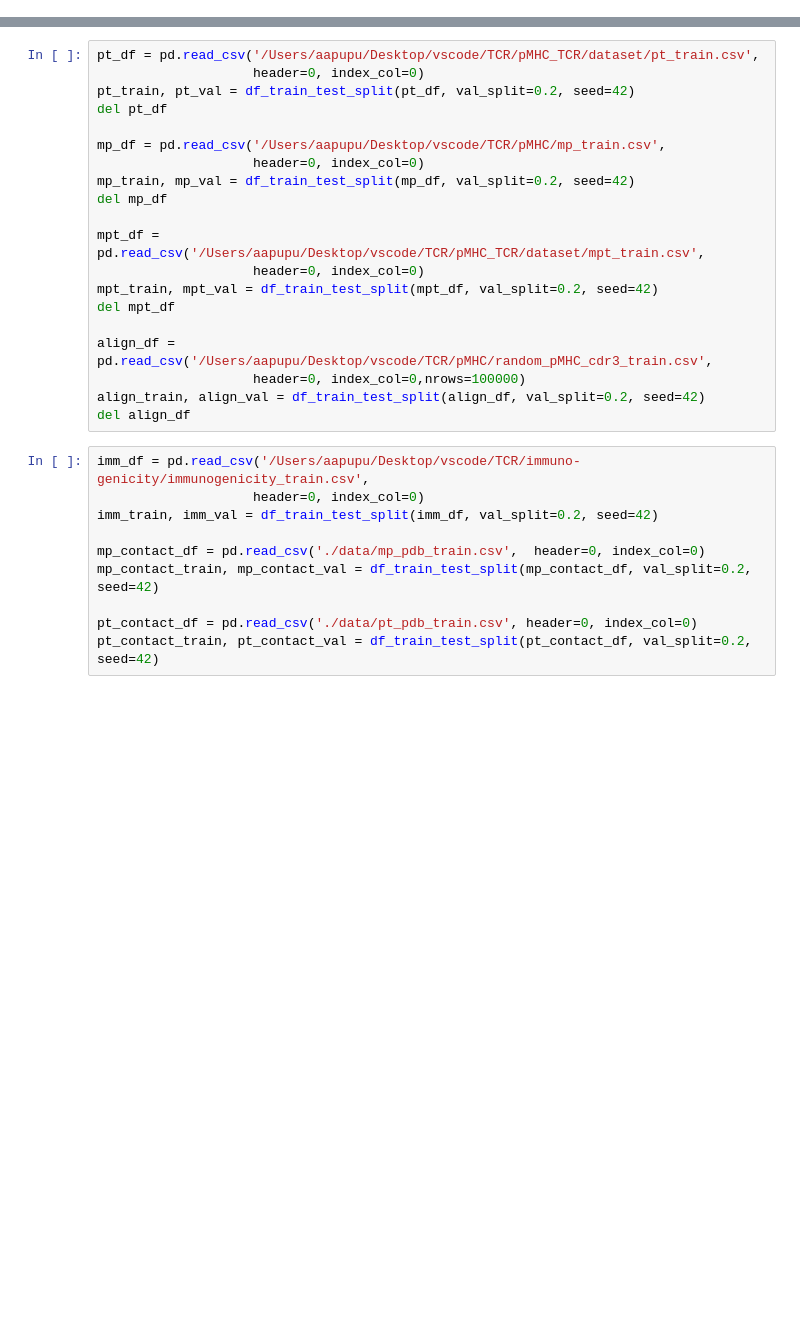
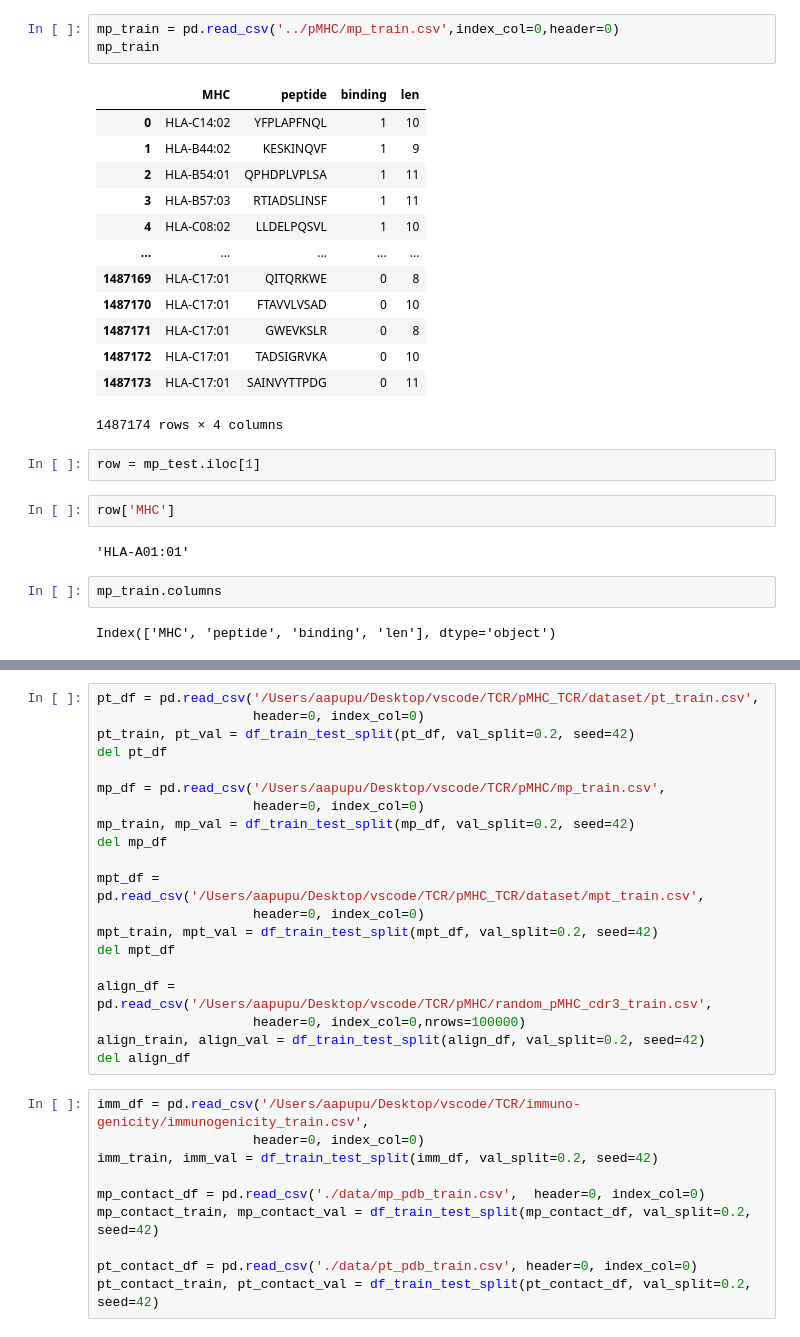
Before and after one commit to gu0y1/PepBridge, a Jupyter notebook: test.ipynb, the cells around one changed output, grey strips where cells are left out. Cells and saved outputs as stored; diff of their text form; blank space fills up the shorter version.

```diff
--- a/test.ipynb
+++ b/test.ipynb
@@ -25 +40,28 @@ model = model_fn(aa_vocab_size=len(aa_dict),
+# %%
+mp_train = pd.read_csv('../pMHC/mp_train.csv',index_col=0,header=0)
+mp_train
+# %% [output]
+|  | MHC | peptide | binding | len |
+| 0 | HLA-C14:02 | YFPLAPFNQL | 1 | 10 |
+| 1 | HLA-B44:02 | KESKINQVF | 1 | 9 |
+| 2 | HLA-B54:01 | QPHDPLVPLSA | 1 | 11 |
+| 3 | HLA-B57:03 | RTIADSLINSF | 1 | 11 |
+| 4 | HLA-C08:02 | LLDELPQSVL | 1 | 10 |
+| ... | ... | ... | ... | ... |
+| 1487169 | HLA-C17:01 | QITQRKWE | 0 | 8 |
+| 1487170 | HLA-C17:01 | FTAVVLVSAD | 0 | 10 |
+| 1487171 | HLA-C17:01 | GWEVKSLR | 0 | 8 |
+| 1487172 | HLA-C17:01 | TADSIGRVKA | 0 | 10 |
+| 1487173 | HLA-C17:01 | SAINVYTTPDG | 0 | 11 |
+1487174 rows × 4 columns
+# %%
+row = mp_test.iloc[1]
+# %%
+row['MHC']
+# %% [output]
+'HLA-A01:01'
+# %%
+mp_train.columns
+# %% [output]
+Index(['MHC', 'peptide', 'binding', 'len'], dtype='object')
 # %%
```
Also changed, not shown: parts of 16 cells of this notebook, 11 other files.
